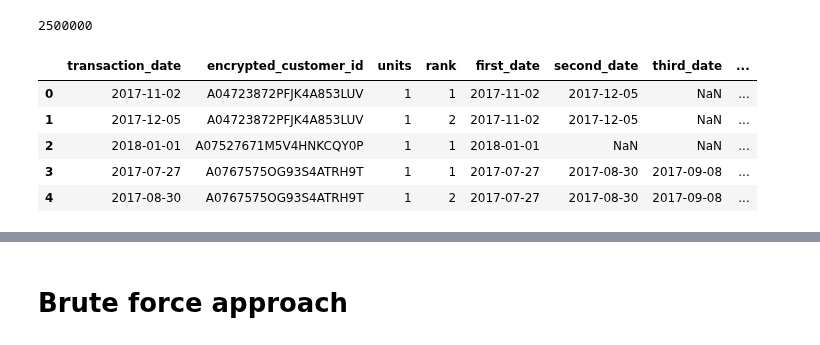
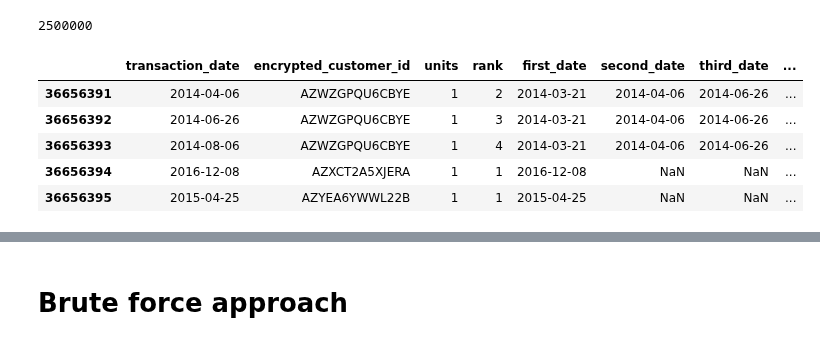
Before and after one commit to dfadeeff/AMZ_Projects, a Jupyter notebook: Return rates by transactions.ipynb, the cells around one changed output, grey strips where cells are left out. Drawn from its saved outputs; the diff is of its cells as text; code cells hidden in the pictures.

```diff
--- a/Return rates by transactions.ipynb
+++ b/Return rates by transactions.ipynb
@@ -15 +17,4 @@ df = pd.read_csv("Z:00_ETL/return_rates/return_rates_4.txt", sep="\t")
+# %%
+iter_csv = pd.read_csv("Z:00_ETL/return_rates/return_rates_1.txt", sep="\t", chunksize=1000000, engine='python')
+df = pd.concat([chunk for chunk in iter_csv])
 # %%
@@ -50,11 +62,11 @@ def add_dates_to_df(df):
 # %%
 new_df = add_dates_to_df(df)
 # %%
-new_df.head()
+new_df.tail()
 # %% [output]
 |  | transaction_date | encrypted_customer_id | units | rank | first_date | second_date | third_date | ... |
-| 0 | 2017-11-02 | A04723872PFJK4A853LUV | 1 | 1 | 2017-11-02 | 2017-12-05 | NaN | ... |
-| 1 | 2017-12-05 | A04723872PFJK4A853LUV | 1 | 2 | 2017-11-02 | 2017-12-05 | NaN | ... |
-| 2 | 2018-01-01 | A07527671M5V4HNKCQY0P | 1 | 1 | 2018-01-01 | NaN | NaN | ... |
-| 3 | 2017-07-27 | A0767575OG93S4ATRH9T | 1 | 1 | 2017-07-27 | 2017-08-30 | 2017-09-08 | ... |
-| 4 | 2017-08-30 | A0767575OG93S4ATRH9T | 1 | 2 | 2017-07-27 | 2017-08-30 | 2017-09-08 | ... |
+| 36656391 | 2014-04-06 | AZWZGPQU6CBYE | 1 | 2 | 2014-03-21 | 2014-04-06 | 2014-06-26 | ... |
+| 36656392 | 2014-06-26 | AZWZGPQU6CBYE | 1 | 3 | 2014-03-21 | 2014-04-06 | 2014-06-26 | ... |
+| 36656393 | 2014-08-06 | AZWZGPQU6CBYE | 1 | 4 | 2014-03-21 | 2014-04-06 | 2014-06-26 | ... |
+| 36656394 | 2016-12-08 | AZXCT2A5XJERA | 1 | 1 | 2016-12-08 | NaN | NaN | ... |
+| 36656395 | 2015-04-25 | AZYEA6YWWL22B | 1 | 1 | 2015-04-25 | NaN | NaN | ... |
```
Also changed, not shown: parts of 17 cells of this notebook.
